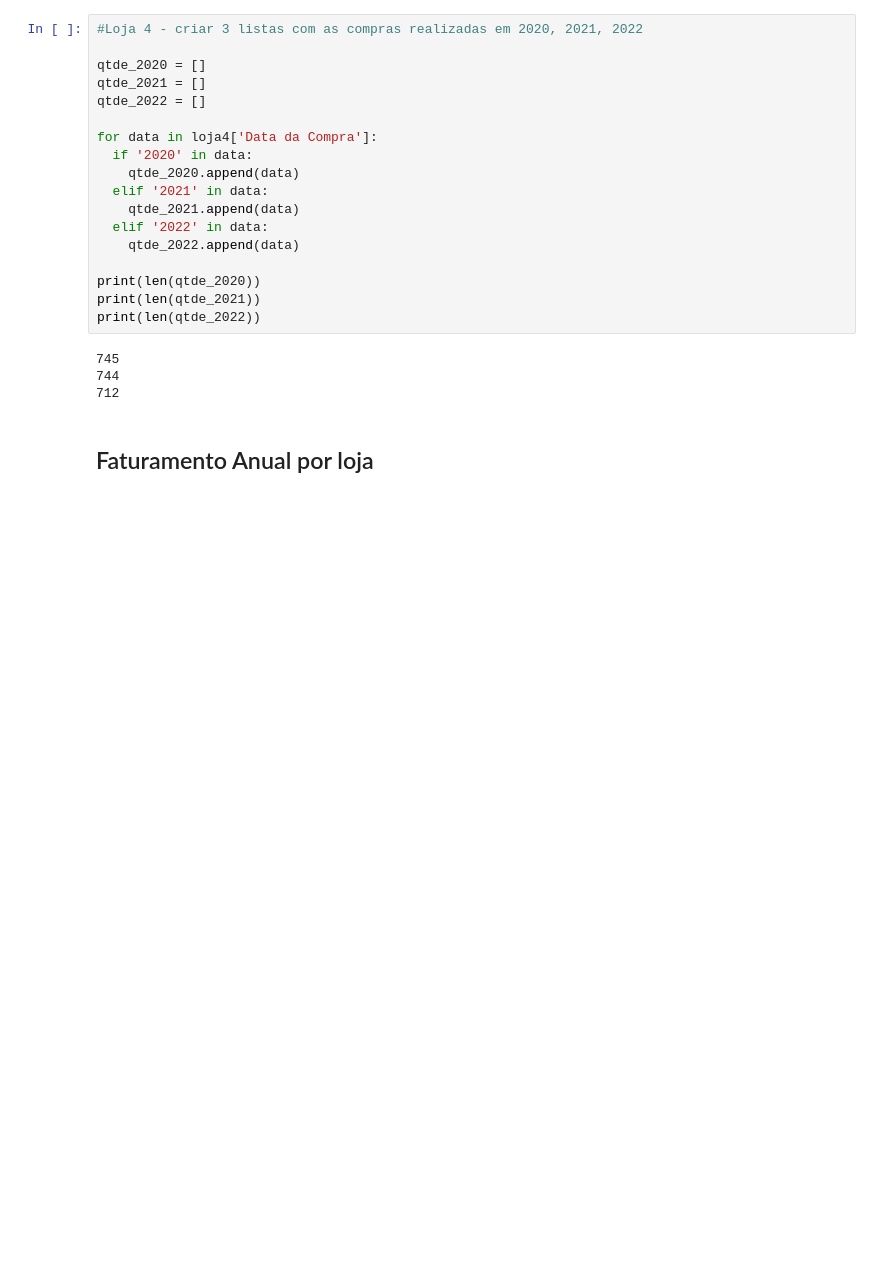
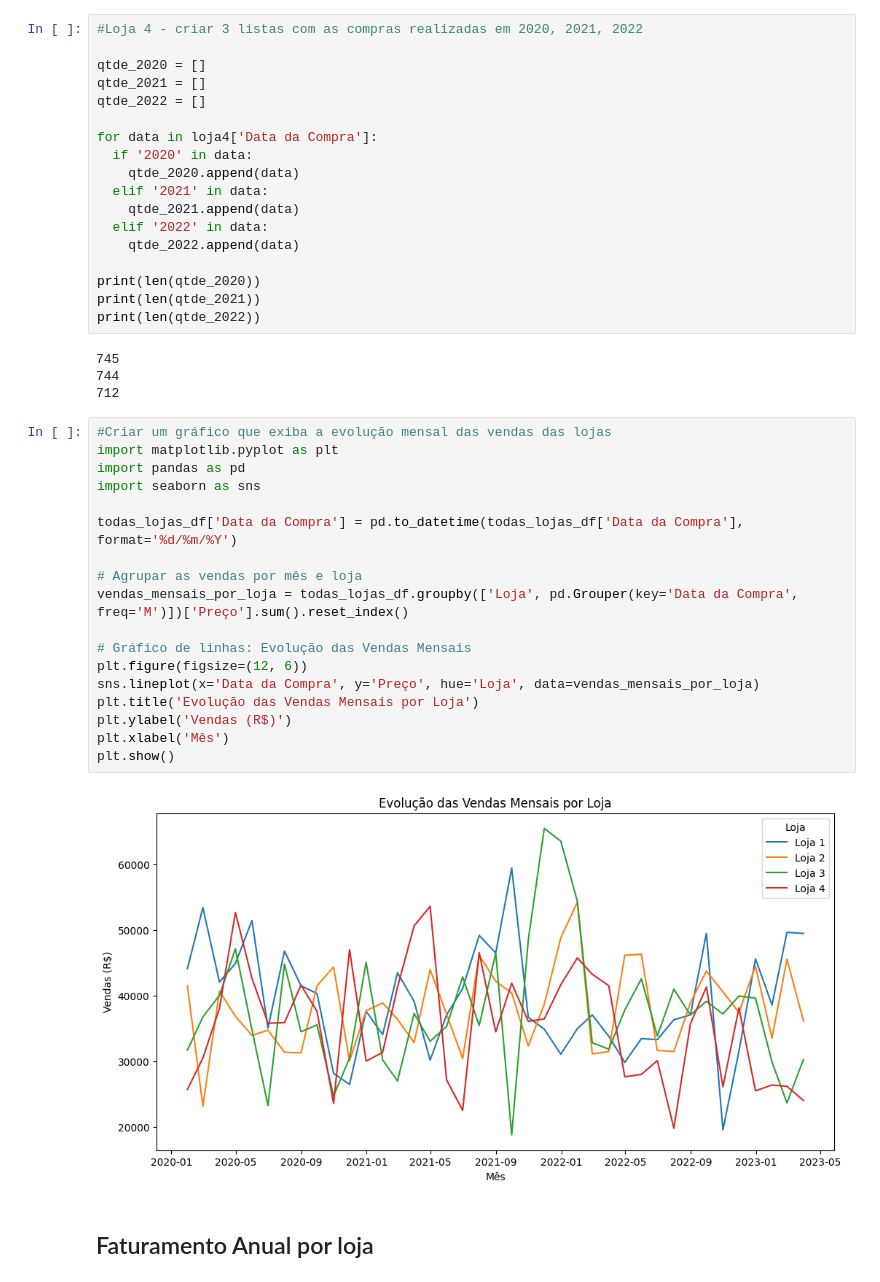
Before and after one commit to sanemar/desafio-ds, a Jupyter notebook: AluraStoreBr.ipynb, the cells around one changed output. Cells and saved outputs as stored; diff of their text form; blank space fills up the shorter version.

```diff
--- a/AluraStoreBr.ipynb
+++ b/AluraStoreBr.ipynb
@@ -209,6 +246,26 @@ print(len(qtde_2022))
 745
 744
 712
+# %%
+#Criar um gráfico que exiba a evolução mensal das vendas das lojas
+import matplotlib.pyplot as plt
+import pandas as pd
+import seaborn as sns
+
+todas_lojas_df['Data da Compra'] = pd.to_datetime(todas_lojas_df['Data da Compra'], format='%d/%m/%Y')
+
+# Agrupar as vendas por mês e loja
+vendas_mensais_por_loja = todas_lojas_df.groupby(['Loja', pd.Grouper(key='Data da Compra', freq='M')])['Preço'].sum().reset_index()
+
+# Gráfico de linhas: Evolução das Vendas Mensais
+plt.figure(figsize=(12, 6))
+sns.lineplot(x='Data da Compra', y='Preço', hue='Loja', data=vendas_mensais_por_loja)
+plt.title('Evolução das Vendas Mensais por Loja')
+plt.ylabel('Vendas (R$)')
+plt.xlabel('Mês')
+plt.show()
+# %% [output]
+[figure, added]
 # %% [markdown]
 ## Faturamento Anual por loja
 # %%
```
Also changed, not shown: parts of 24 cells of this notebook.
